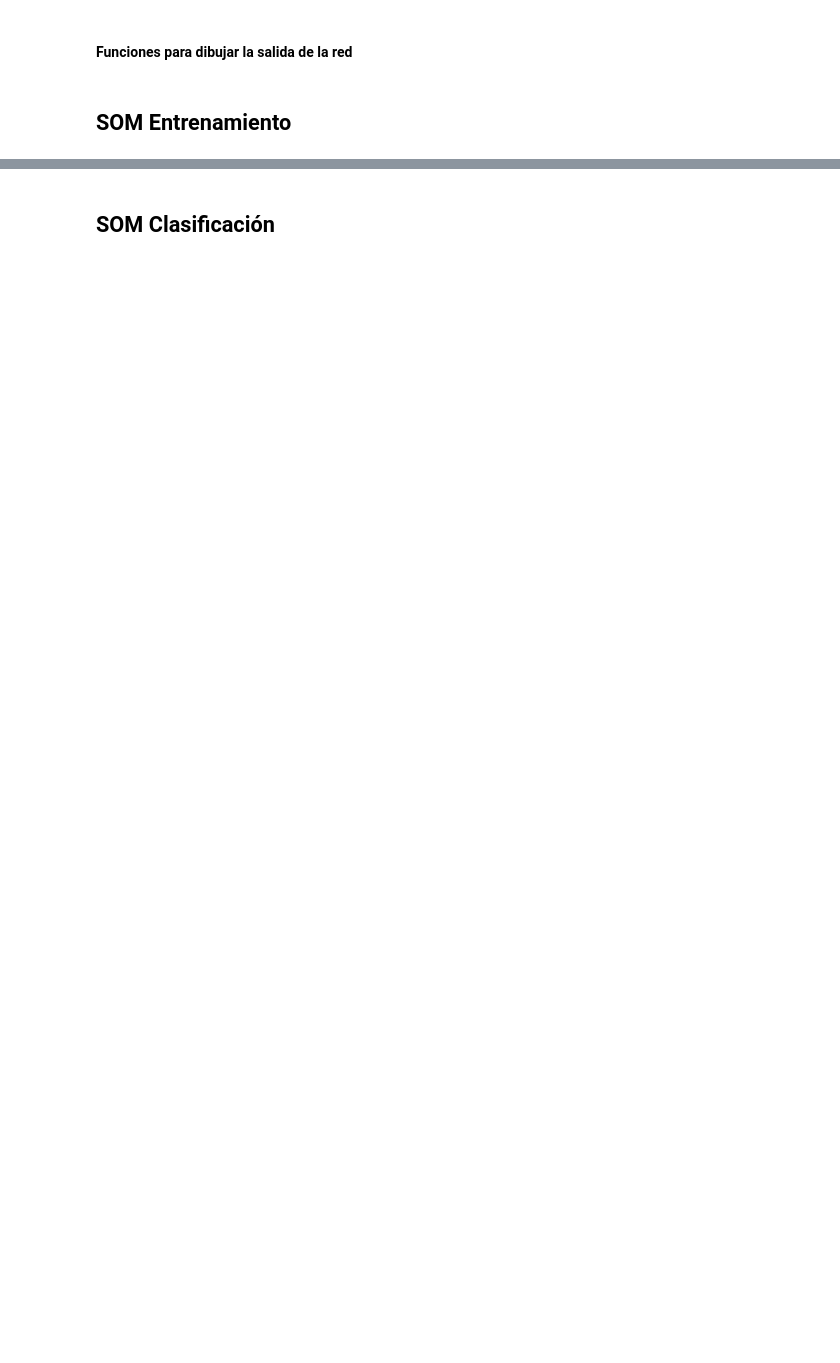
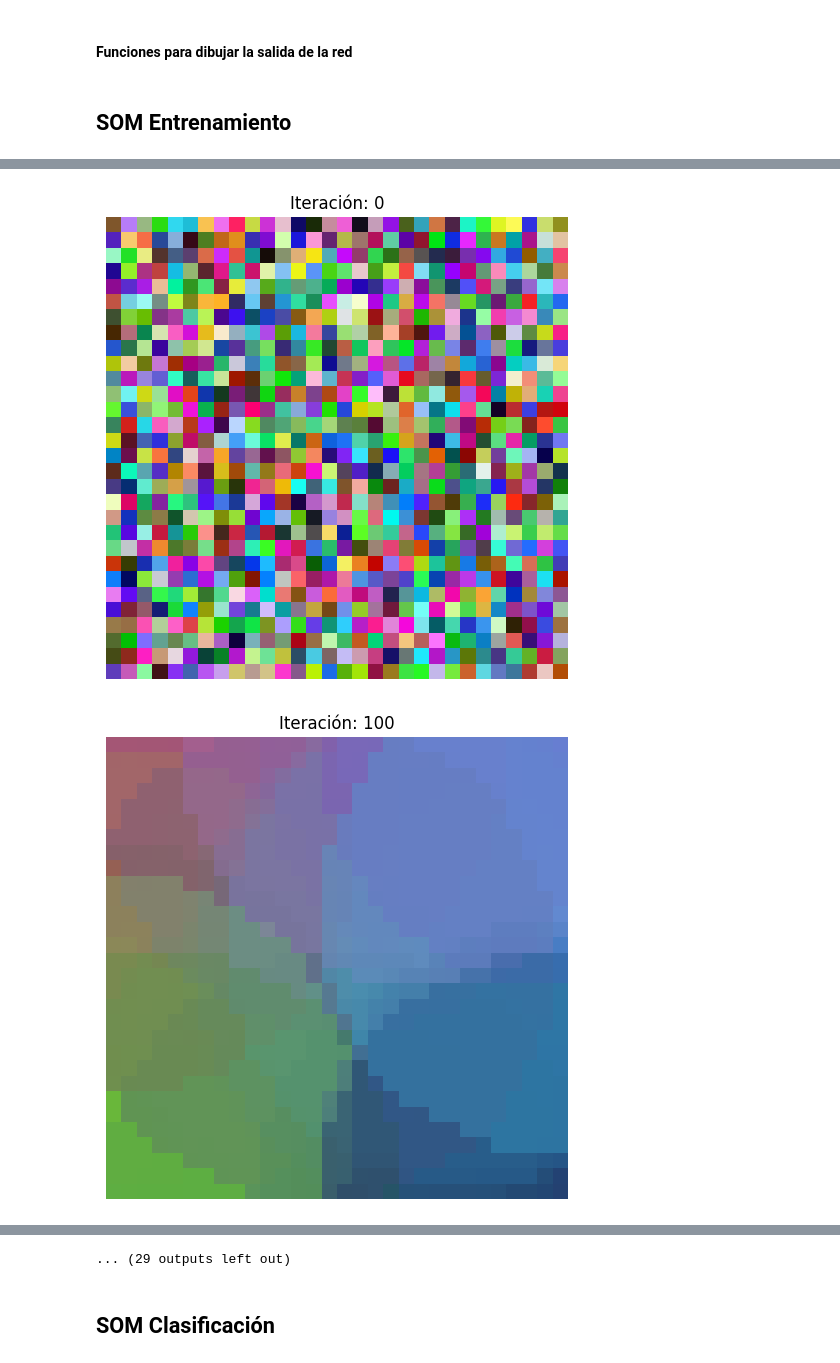
Before and after one commit to SergioRivero03/IA2-Practica1, a Jupyter notebook: L1P1-SOM_colores-resultado.ipynb, the cells around one changed output, grey strips where cells are left out. Drawn from its saved outputs; the diff is of its cells as text; code cells hidden in the pictures; blank space fills up the shorter version.

```diff
--- a/L1P1-SOM_colores-resultado.ipynb
+++ b/L1P1-SOM_colores-resultado.ipynb
@@ -242,0 +175,77 @@ for i in range(periodo+1):
+# %%
+# Bucle principal
+
+def calcular_error_cuantificacion(datos, matriz_pesos):
+    error = 0
+    for patron in datos:
+        bmu, bmu_idx, posicion = calcular_bmu(patron, matriz_pesos, num_entradas)
+        error += np.linalg.norm(patron - matriz_pesos[posicion])
+    return error / len(datos)
+
+def es_vecino(bmu1_idx, bmu2_idx):
+    x1, y1 = bmu1_idx
+    x2, y2 = bmu2_idx
+    return abs(x1 - x2) + abs(y1 - y2) == 1
+
+def calcular_error_topologico(datos, matriz_pesos, lado_mapa):
+    num_errores = 0
+
+    for patron in datos:
+        # Encontramos la BMU
+        bmu1, bmu1_idx, posicion1 = calcular_bmu(patron, matriz_pesos, num_entradas)
+
+        # Encontraamos la segunda BMU, ignorando la BMU y guardando el índice de la segunda BMU
+        distancias = np.linalg.norm(matriz_pesos - patron, axis=1)  # Distancias a todas las neuronas
+        distancias[posicion1] = np.inf
+        posicion2 = np.argmin(distancias)
+
+        # Obtenemos las coordenadas (x, y) para la segunda BMU y si no es vecina de la BMU contamos como error
+        bmu2_idx = (posicion2 // lado_mapa, posicion2 % lado_mapa)
+        if not es_vecino(bmu1_idx, bmu2_idx):
+            num_errores += 1
+
+    # Promedio de errores sobre el total de datos
+    return num_errores / len(datos)
+
+
+
+
+#Listas para guardar los errores
+errores_cuantificacion = []
+errores_topologicos = []
+
+for i in range(periodo+1):
+    if i % 100 == 0:
+        pintar_mapa(matriz_pesos, f"Iteración: {i}")
+         # Calcular el error de cuantificación
+        error_cuantificacion = calcular_error_cuantificacion(datos, matriz_pesos)
+        errores_cuantificacion.append(error_cuantificacion)
+
+        # Calcular el error topológico
+        error_topologico = calcular_error_topologico(datos, matriz_pesos, lado_mapa)
+        errores_topologicos.append(error_topologico)
+
+    # Obtenemos el patrón de entrada ya normalizado
+    patron_entrada = obtener_Entrada(datos)
+
+    # Encontramos la bmu y calculamos eta y v
+    bmu, bmu_idx, posicion = calcular_bmu(patron_entrada, matriz_pesos, num_entradas)
+    eta = variacion_learning_rate(learning_rate, i, periodo)
+    v = variacion_vecindario(vecindario, i, periodo)
+
+    # Actualiza la matriz de pesos
+    for j in range(len(matriz_pesos)):
+        # Coordenadas de la neurona en la matriz
+        x = j // lado_mapa
+        y = j % lado_mapa
+
+        # Calcula la distancia euclídea 2D respecto a la BMU
+        distancia_BMU = np.sqrt((x - bmu_idx[0])**2 + (y - bmu_idx[1])**2)
+
+        # Si está dentro del vecindario, actualizar pesos
+        if distancia_BMU <= v:
+            amortiguacion = decay(distancia_BMU, v)
+            matriz_pesos[j] += eta * amortiguacion * (patron_entrada - matriz_pesos[j])
+# %% [output]
+[figure, added]
+[figure, added]
@@ -243,3 +262,4 @@ for i in range(periodo+1):
+... (29 outputs left out)
 # %% [markdown]
 ## SOM Clasificación
 # %%
```
Also changed, not shown: parts of 7 cells of this notebook.
